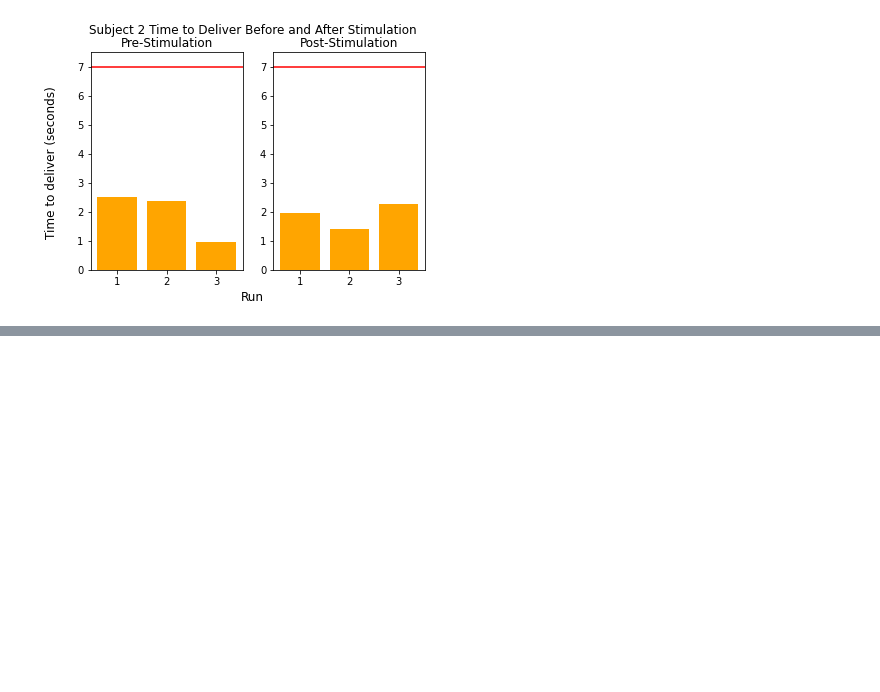
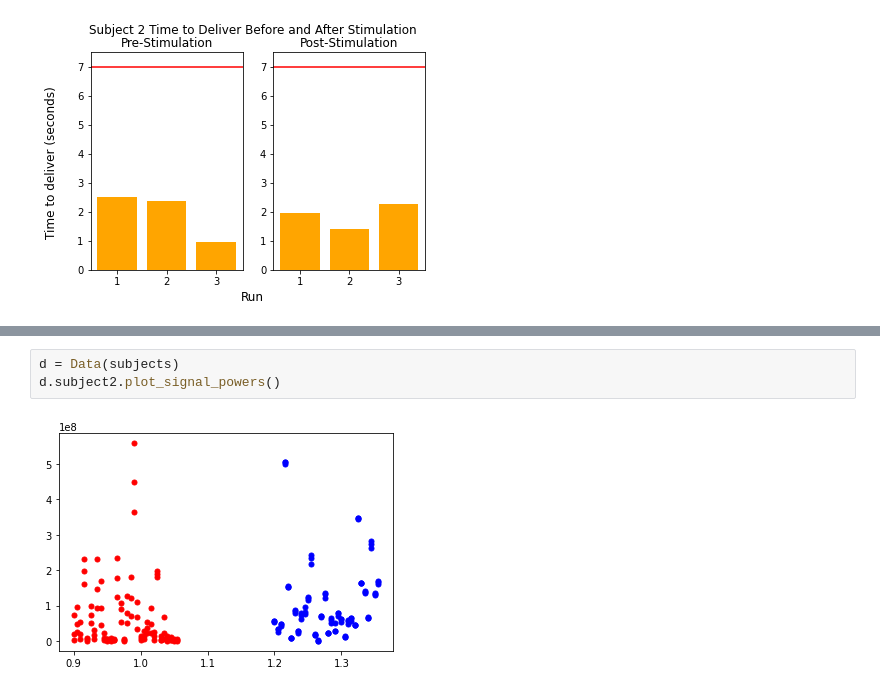
Before and after one commit to coreykarnei/Neural_Final_project, a Jupyter notebook: neural_final_notebook.ipynb, the cells around one changed output, grey strips where cells are left out. Drawn from its saved outputs; the diff is of its cells as text; blank space fills up the shorter version.

```diff
--- a/neural_final_notebook.ipynb
+++ b/neural_final_notebook.ipynb
@@ -382,0 +431,5 @@ d.subject2.plot_average_successful_delivery_time()
+# %%
+d = Data(subjects)
+d.subject2.plot_signal_powers()
+# %% [output]
+[figure, added]
```
Also changed, not shown: parts of 4 cells of this notebook.
